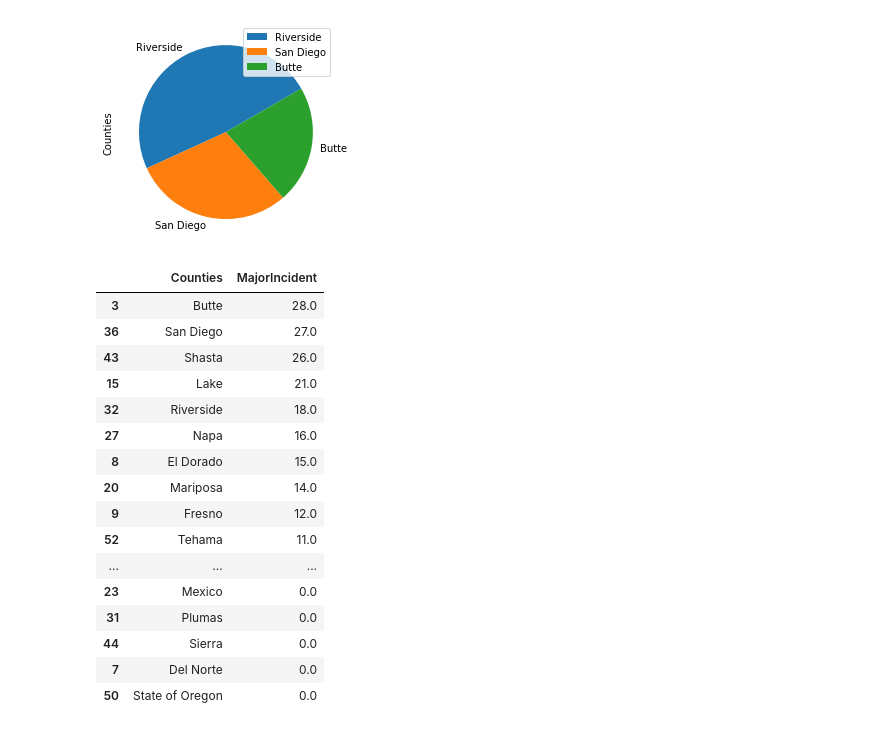
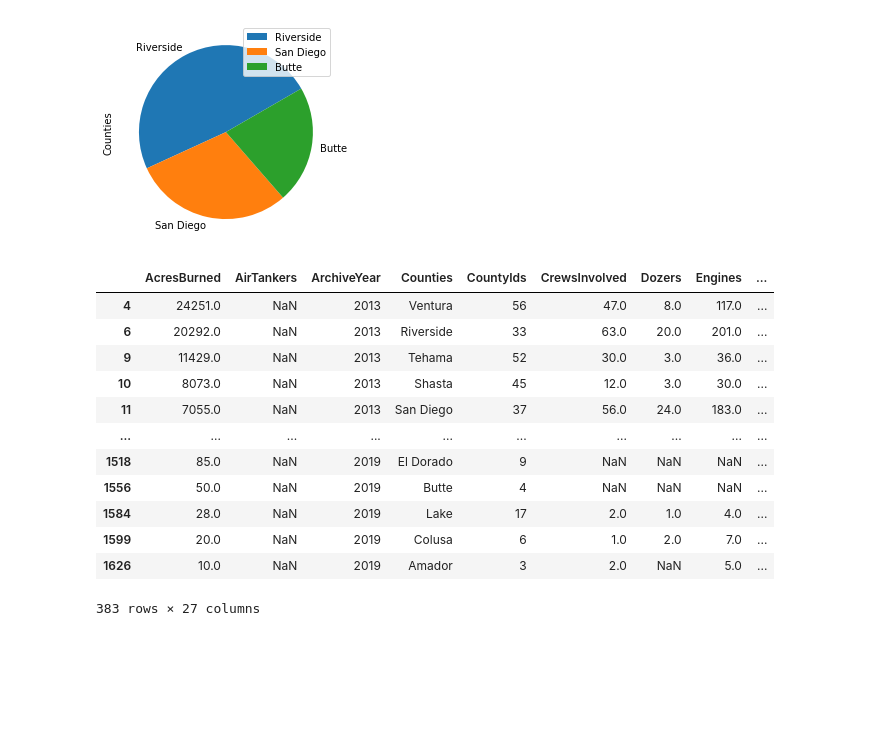
Before and after one commit to jump8621/data-project-I, a Jupyter notebook: lee_pyre.ipynb, the cells around one changed output. Drawn from its saved outputs; the diff is of its cells as text; code cells hidden in the pictures; blank space fills up the shorter version.

```diff
--- a/lee_pyre.ipynb
+++ b/lee_pyre.ipynb
@@ -141,33 +141,32 @@ plt.show()
 [figure]
 # %%
 #find count of fires deemed a major incident in each county, using "MajorIncident" column
+#get rid of counties with no major incidents
+major_df = fire_data_df.loc[fire_data_df["MajorIncident"]==True]
+major_df
 
-county_major_df = fire_data_df.groupby(["Counties"])["MajorIncident"].sum().reset_index().sort_values(by= "MajorIncident", ascending= False)
+county_major_df = major_df.groupby(["Counties"])["MajorIncident"].sum().reset_index().sort_values(by= "MajorIncident", ascending= False)
 county_major_df
 
 #add in county_count to compare total fires vs. major incidents
 
 # major_all_df = pd.DataFrame({"Counties" : county_names,
 #                "Total Fires" : county_count,
 #                "Major Fires" : major_incident_count})
 # major_all_df
 # %% [output]
-|  | Counties | MajorIncident |
-| 3 | Butte | 28.0 |
-| 36 | San Diego | 27.0 |
-| 43 | Shasta | 26.0 |
-| 15 | Lake | 21.0 |
-| 32 | Riverside | 18.0 |
-| 27 | Napa | 16.0 |
-| 8 | El Dorado | 15.0 |
-| 20 | Mariposa | 14.0 |
-| 9 | Fresno | 12.0 |
-| 52 | Tehama | 11.0 |
-| ... | ... | ... |
-| 23 | Mexico | 0.0 |
-| 31 | Plumas | 0.0 |
-| 44 | Sierra | 0.0 |
-| 7 | Del Norte | 0.0 |
-| 50 | State of Oregon | 0.0 |
+|  | AcresBurned | AirTankers | ArchiveYear | Counties | CountyIds | CrewsInvolved | Dozers | Engines | ... |
+| 4 | 24251.0 | NaN | 2013 | Ventura | 56 | 47.0 | 8.0 | 117.0 | ... |
+| 6 | 20292.0 | NaN | 2013 | Riverside | 33 | 63.0 | 20.0 | 201.0 | ... |
+| 9 | 11429.0 | NaN | 2013 | Tehama | 52 | 30.0 | 3.0 | 36.0 | ... |
+| 10 | 8073.0 | NaN | 2013 | Shasta | 45 | 12.0 | 3.0 | 30.0 | ... |
+| 11 | 7055.0 | NaN | 2013 | San Diego | 37 | 56.0 | 24.0 | 183.0 | ... |
+| ... | ... | ... | ... | ... | ... | ... | ... | ... | ... |
+| 1518 | 85.0 | NaN | 2019 | El Dorado | 9 | NaN | NaN | NaN | ... |
+| 1556 | 50.0 | NaN | 2019 | Butte | 4 | NaN | NaN | NaN | ... |
+| 1584 | 28.0 | NaN | 2019 | Lake | 17 | 2.0 | 1.0 | 4.0 | ... |
+| 1599 | 20.0 | NaN | 2019 | Colusa | 6 | 1.0 | 2.0 | 7.0 | ... |
+| 1626 | 10.0 | NaN | 2019 | Amador | 3 | 2.0 | NaN | 5.0 | ... |
+383 rows × 27 columns
 # %%
 #chart top five counties with 12 or more major fires
```
Also changed, not shown: parts of 4 cells of this notebook.
